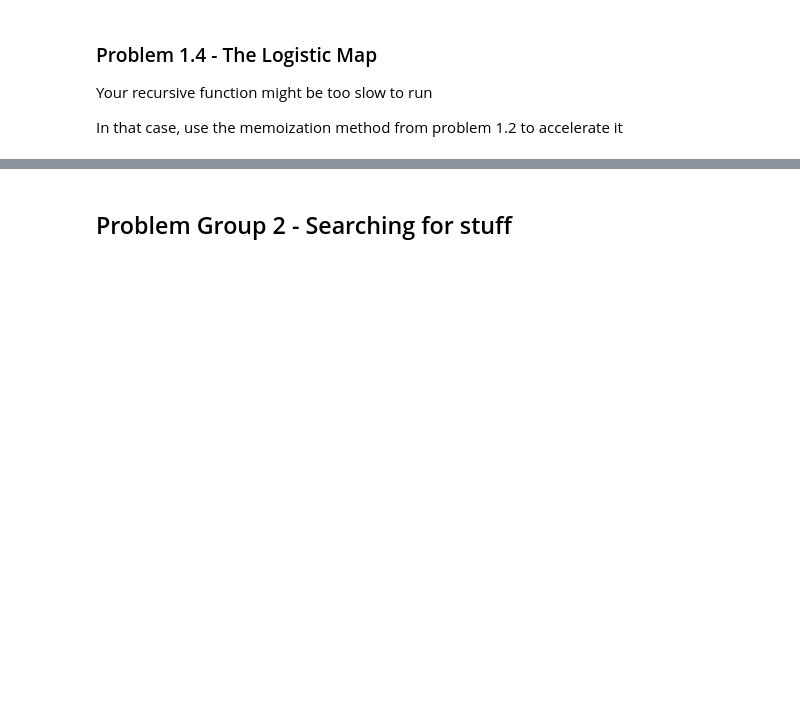
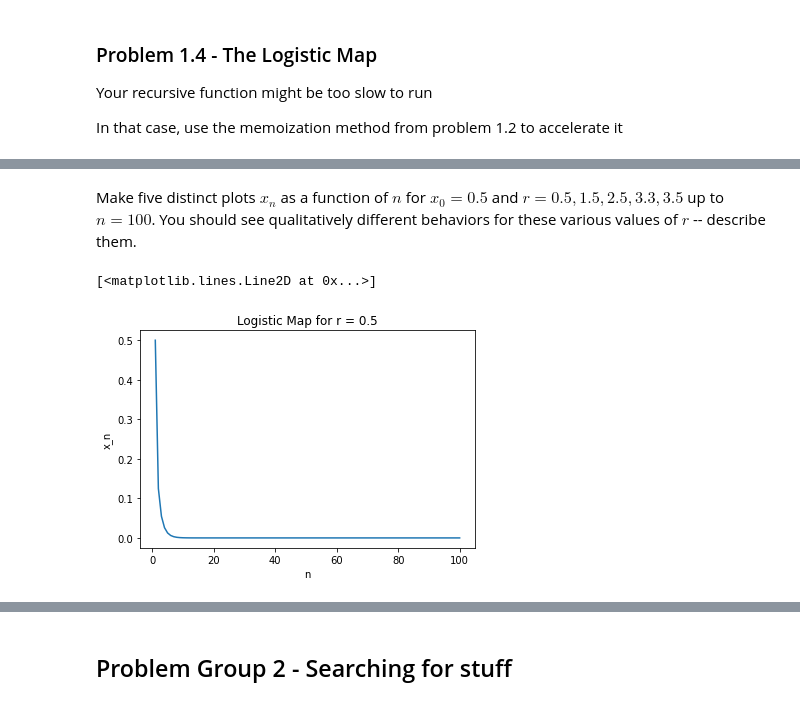
Before and after one commit to CzJLee/Physics-180N, a Jupyter notebook: Problem Set/python-problem-set-answer.ipynb, the cells around one changed output, grey strips where cells are left out. Saved outputs shown, nothing was run; the diff lists cells and outputs as text; code cells hidden in the pictures; blank space fills up the shorter version.

```diff
--- a/Problem Set/python-problem-set-answer.ipynb
+++ b/Problem Set/python-problem-set-answer.ipynb
@@ -81,0 +283,16 @@ In that case, use the memoization method from problem 1.2 to accelerate it
+# %% [markdown]
+ Make five distinct plots $x_n$ as a function of $n$ for $x_0 = 0.5$ and $r = 0.5, 1.5, 2.5, 3.3, 3.5$ up to $n = 100$.  You should see qualitatively different behaviors for these various values of $r$ -- describe them.
+# %%
+r = 0.5
+# With r between 0 and 1, the population will eventually die, independent of the initial population.
+n_val = list(range(1,101))
+x_n_val = list(ps.logistic_gen(100, r, 0.5))
+
+plt.xlabel('n')
+plt.ylabel('x_n')
+plt.title('Logistic Map for r = 0.5')
+
+plt.plot(n_val, x_n_val)
+# %% [output]
+[<matplotlib.lines.Line2D at 0x...>]
+[figure, added]
```
Also changed, not shown: parts of 39 cells of this notebook, 1 other file.
